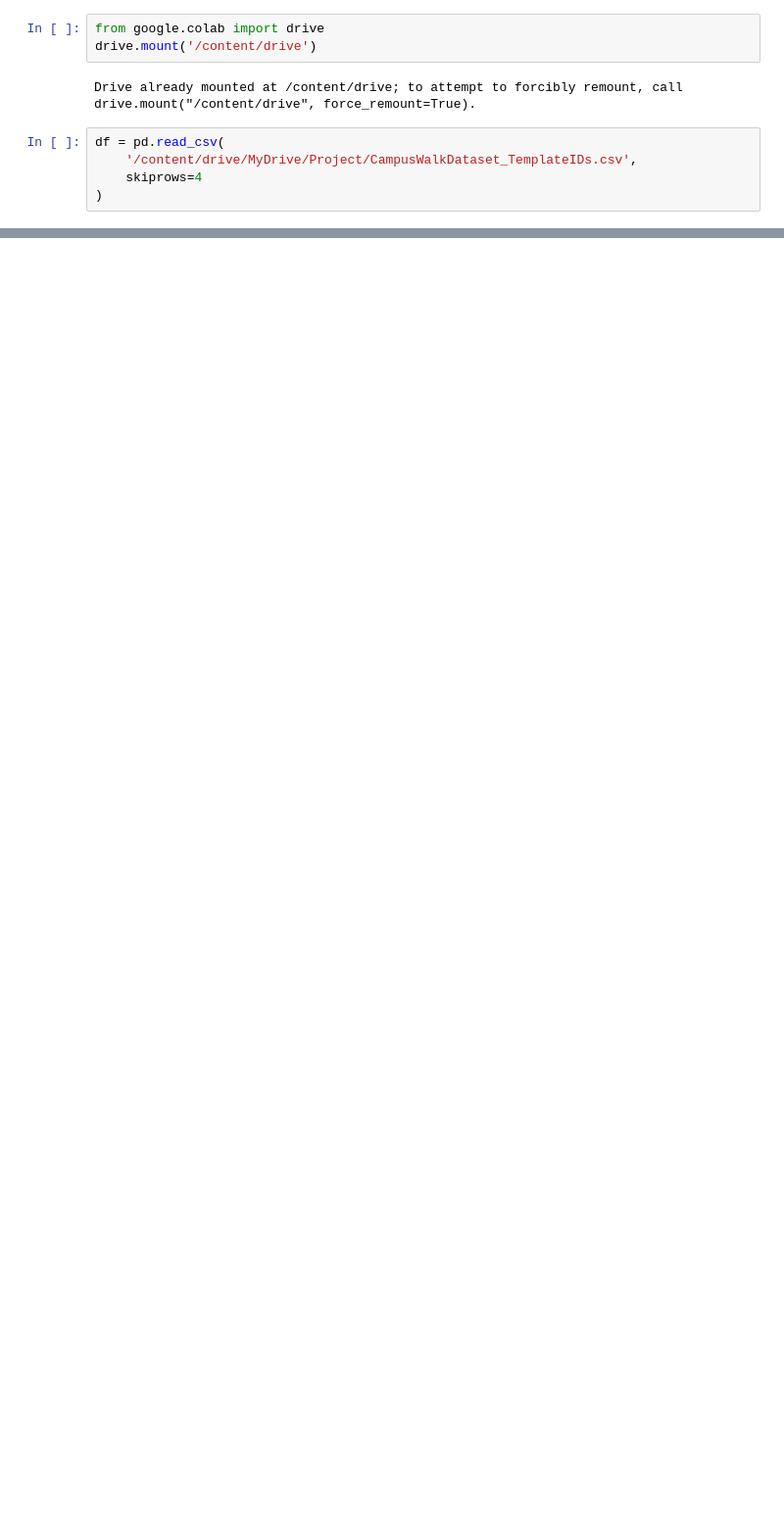
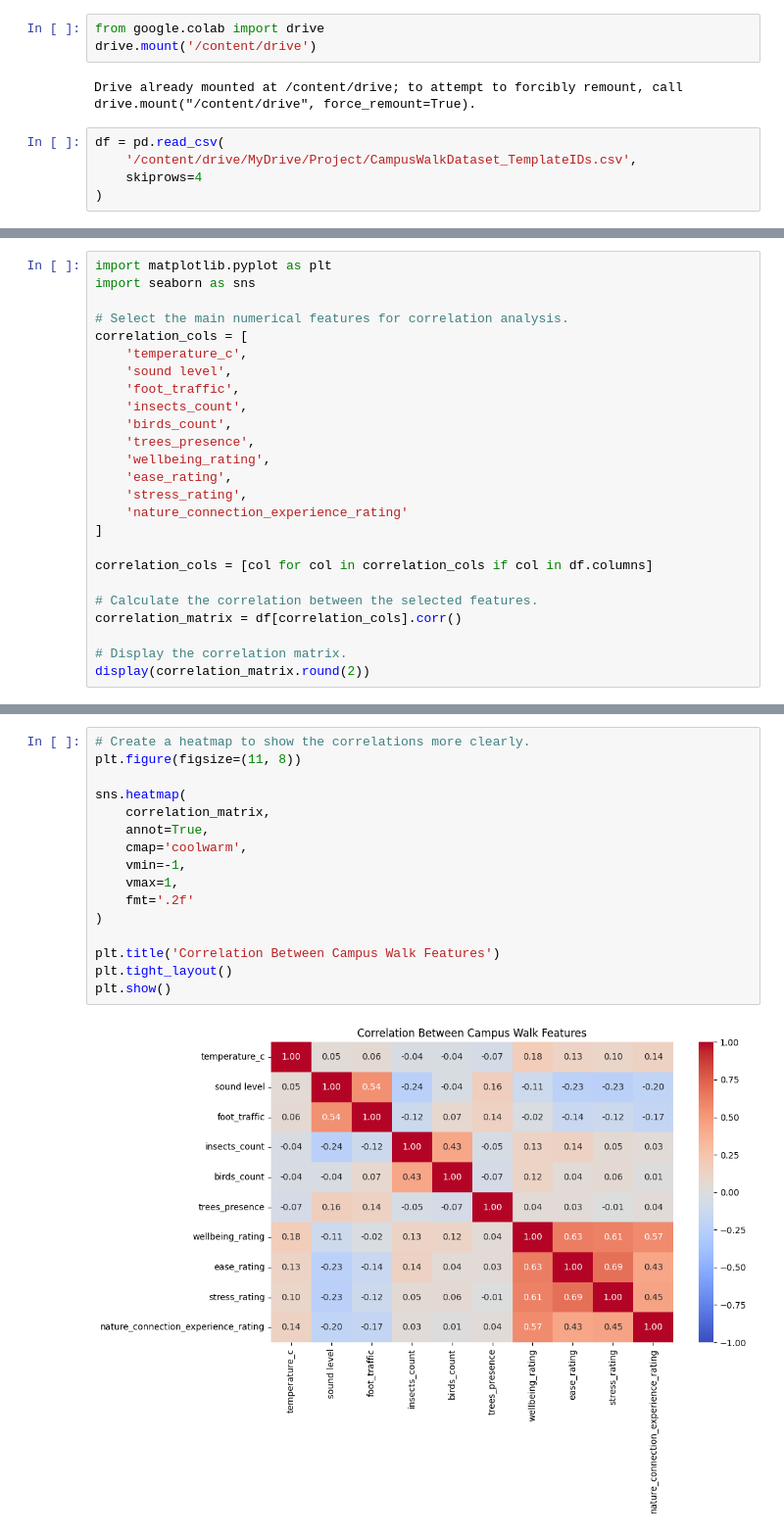
Before and after one commit to irfanefedonmez/ml-campus_data_project-colab, a Jupyter notebook: project1.ipynb, the cells around one changed output, grey strips where cells are left out. Shown at 98% size. Saved outputs shown, nothing was run; the diff lists cells and outputs as text; blank space fills up the shorter version.

```diff
--- a/project1.ipynb
+++ b/project1.ipynb
@@ -587,0 +424,25 @@ Features included : ['nature_connection_experience_rating', 'trees_presence', 'p
+# %%
+import matplotlib.pyplot as plt
+import seaborn as sns
+
+# Select the main numerical features for correlation analysis.
+correlation_cols = [
+    'temperature_c',
+    'sound level',
+    'foot_traffic',
+    'insects_count',
+    'birds_count',
+    'trees_presence',
+    'wellbeing_rating',
+    'ease_rating',
+    'stress_rating',
+    'nature_connection_experience_rating'
+]
+
+correlation_cols = [col for col in correlation_cols if col in df.columns]
+
+# Calculate the correlation between the selected features.
+correlation_matrix = df[correlation_cols].corr()
+
+# Display the correlation matrix.
+display(correlation_matrix.round(2))
@@ -587,0 +463,18 @@ Features included : ['nature_connection_experience_rating', 'trees_presence', 'p
+# %%
+# Create a heatmap to show the correlations more clearly.
+plt.figure(figsize=(11, 8))
+
+sns.heatmap(
+    correlation_matrix,
+    annot=True,
+    cmap='coolwarm',
+    vmin=-1,
+    vmax=1,
+    fmt='.2f'
+)
+
+plt.title('Correlation Between Campus Walk Features')
+plt.tight_layout()
+plt.show()
+# %% [output]
+[figure, added]
```
Also changed, not shown: parts of 72 cells of this notebook.
